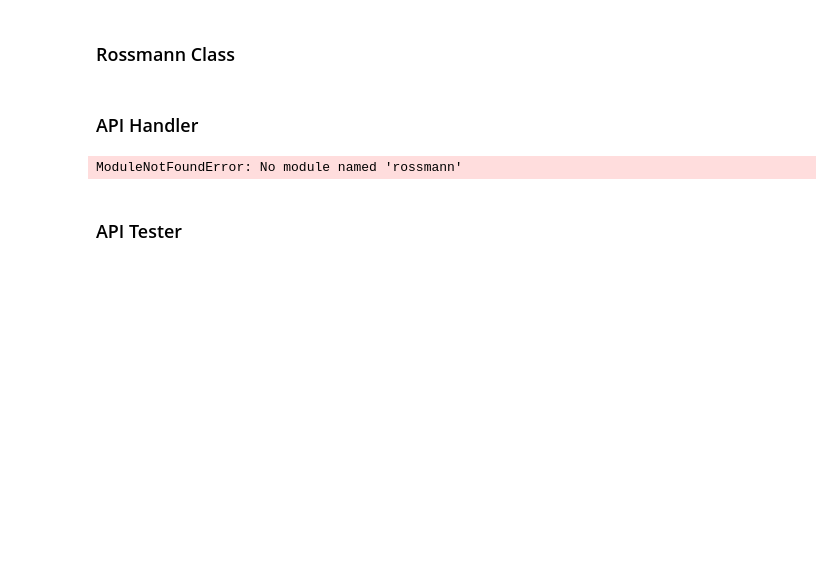
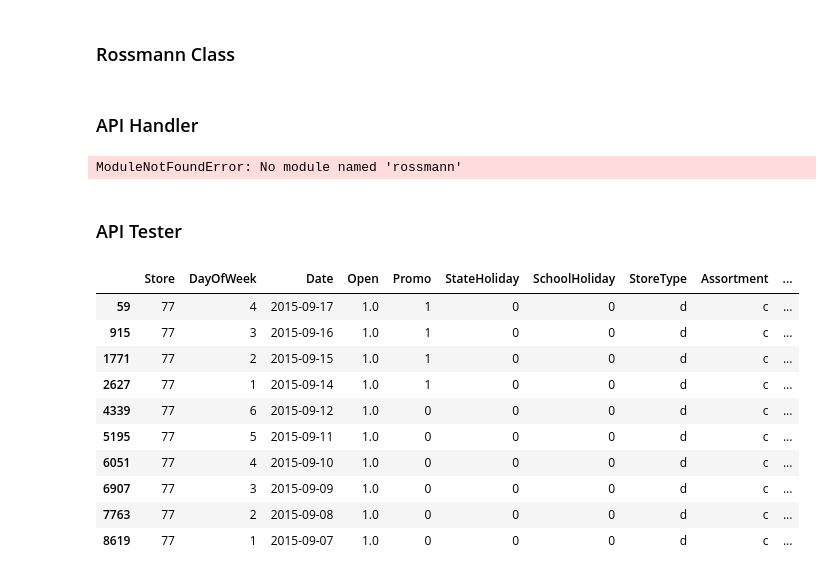
Before and after one commit to marxcerqueira/Kaggle-Rossman-Sales-Prediction, a Jupyter notebook: notebooks/Rossman-Store-Sales-Prediction.ipynb, the cells around one changed output. Saved outputs shown, nothing was run; the diff lists cells and outputs as text; code cells hidden in the pictures; blank space fills up the shorter version.

```diff
--- a/notebooks/Rossman-Store-Sales-Prediction.ipynb
+++ b/notebooks/Rossman-Store-Sales-Prediction.ipynb
@@ -1818,6 +1819,20 @@ df_test = df_test[df_test['Store'].isin([24, 12, 22])]
 df_test = df_test[df_test['Open'] != 0]
 df_test = df_test[~df_test['Open'].isnull()]
 df_test = df_test.drop('Id', axis = 1)
+# %%
+df_test.head(10)
+# %% [output]
+|  | Store | DayOfWeek | Date | Open | Promo | StateHoliday | SchoolHoliday | StoreType | Assortment | ... |
+| 59 | 77 | 4 | 2015-09-17 | 1.0 | 1 | 0 | 0 | d | c | ... |
+| 915 | 77 | 3 | 2015-09-16 | 1.0 | 1 | 0 | 0 | d | c | ... |
+| 1771 | 77 | 2 | 2015-09-15 | 1.0 | 1 | 0 | 0 | d | c | ... |
+| 2627 | 77 | 1 | 2015-09-14 | 1.0 | 1 | 0 | 0 | d | c | ... |
+| 4339 | 77 | 6 | 2015-09-12 | 1.0 | 0 | 0 | 0 | d | c | ... |
+| 5195 | 77 | 5 | 2015-09-11 | 1.0 | 0 | 0 | 0 | d | c | ... |
+| 6051 | 77 | 4 | 2015-09-10 | 1.0 | 0 | 0 | 0 | d | c | ... |
+| 6907 | 77 | 3 | 2015-09-09 | 1.0 | 0 | 0 | 0 | d | c | ... |
+| 7763 | 77 | 2 | 2015-09-08 | 1.0 | 0 | 0 | 0 | d | c | ... |
+| 8619 | 77 | 1 | 2015-09-07 | 1.0 | 0 | 0 | 0 | d | c | ... |
 # %%
 # convert dataframe to json
 data = json.dumps(df_test.to_dict(orient = 'records'))
```
Also changed, not shown: parts of 6 cells of this notebook, 1 other file.
